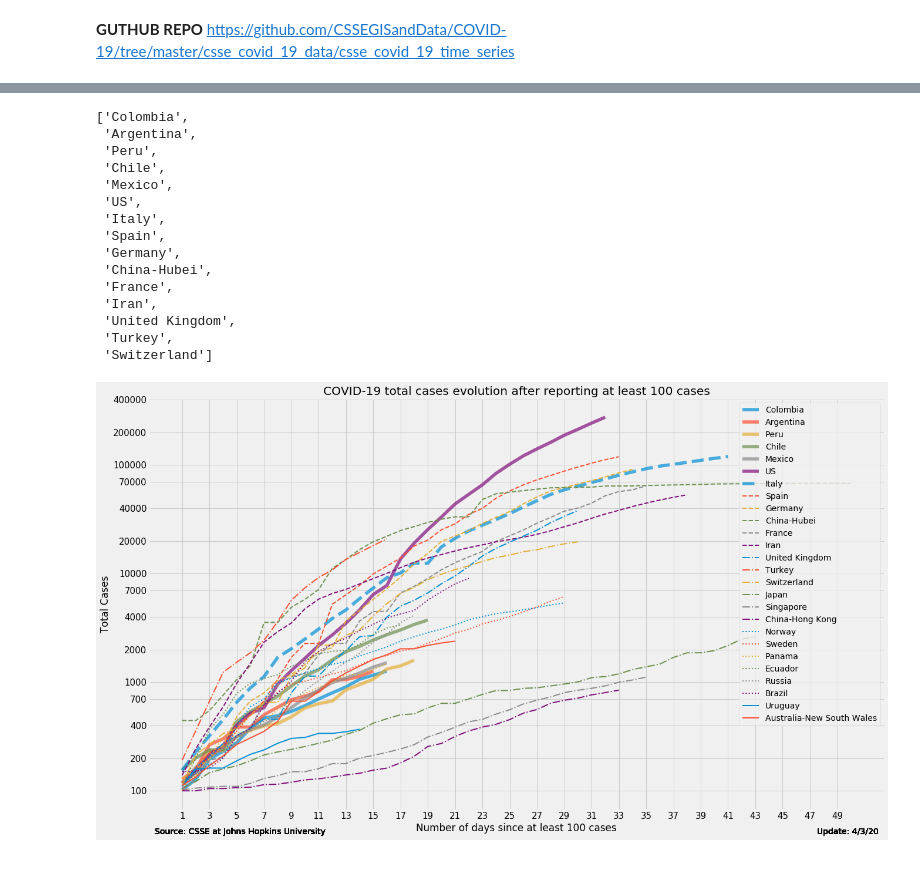
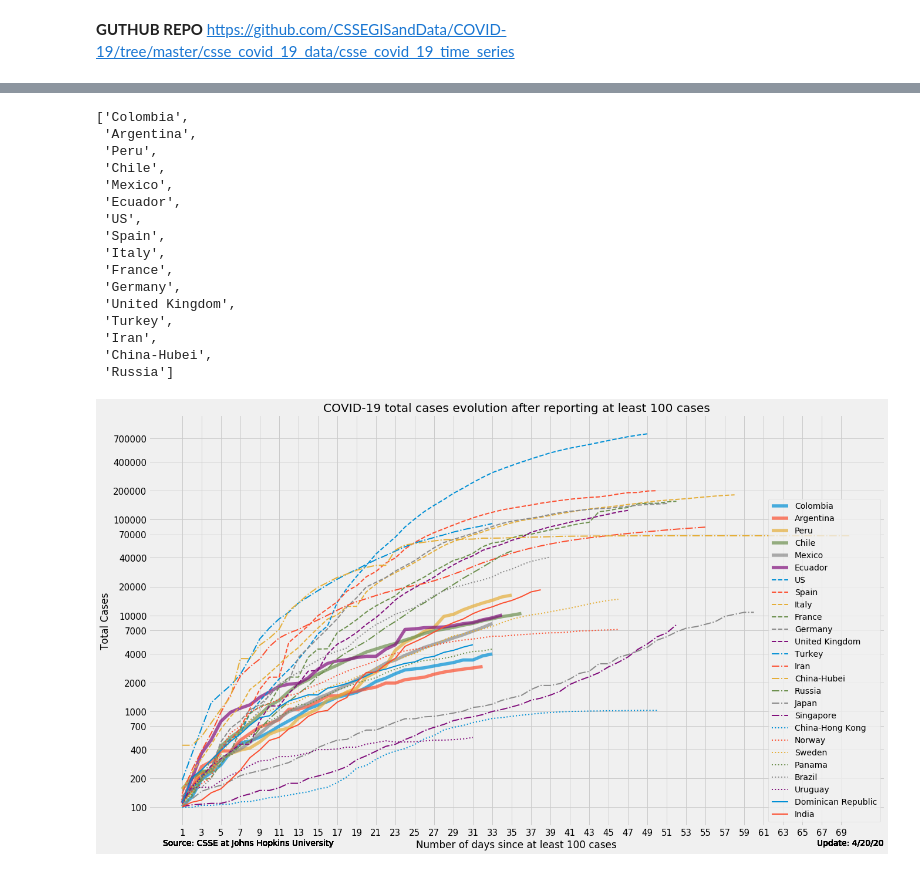
Before and after one commit to cvelas31/resources, a Jupyter notebook: covid/total_cases_plots.ipynb, the cells around one changed output, grey strips where cells are left out. Saved outputs shown, nothing was run; the diff lists cells and outputs as text; code cells hidden in the pictures.

Commit message:
Update plots

```diff
--- a/covid/total_cases_plots.ipynb
+++ b/covid/total_cases_plots.ipynb
@@ -110,7 +110,7 @@ df.index.tolist()
  'Canada-Recovered',
  'Canada-Diamond Princess']
 # %%
-names_to_plot =  ['Colombia', 'Argentina', 'Peru', 'Chile', 'Mexico', 'US', 'Italy']
+names_to_plot =  ['Colombia', 'Argentina', 'Peru', 'Chile', 'Mexico', 'Ecuador']
 # %%
 for per_name in df.index.tolist()[:10]:
     if per_name not in names_to_plot:
@@ -123,20 +123,21 @@ names_to_plot
  'Peru',
  'Chile',
  'Mexico',
+ 'Ecuador',
  'US',
+ 'Spain',
  'Italy',
- 'Spain',
+ 'France',
  'Germany',
- 'China-Hubei',
- 'France',
- 'Iran',
  'United Kingdom',
  'Turkey',
- 'Switzerland']
+ 'Iran',
+ 'China-Hubei',
+ 'Russia']
 # %%
 personal_names = ['Japan', 'Singapore', 'China-Hong Kong', 'US', 'Norway', 'Sweden',
                    'Panama', 'Colombia', 'Peru', 'Chile', 'Argentina', 'Ecuador',  'Russia',
-                  'Mexico', 'Brazil', 'Uruguay', 'Australia-New South Wales', 'Russia']
+                  'Mexico', 'Brazil', 'Uruguay', 'Dominican Republic', 'Turkey', 'Russia', 'India']
 # %%
 for per_name in personal_names:
     if per_name not in names_to_plot:
@@ -147,8 +148,8 @@ LINE_STYLES = ['solid', 'dashed', 'dashdot', 'dotted', 'solid',]
 colors = [f'C{i}' for i in range(6)]
 
 low_cases = 100
-high_cases = 400000
-max_periods = 50
+high_cases = 1000000
+max_periods = 70
 ls = 0
 count = 0
 for name in names_to_plot:
@@ -158,34 +159,34 @@ for name in names_to_plot:
             c_i = colors[count]
             ls_i = LINE_STYLES[ls]
             current_data = row[(row>=low_cases) & (row<=high_cases)]
             if len(current_data)>0:
                 values_to_plot = current_data.values[:max_periods]
-                if name in ['Colombia', 'Argentina', 'Peru', 'Chile', 'Mexico', 'US', 'Italy']:
+                if name in ['Colombia', 'Argentina', 'Peru', 'Chile', 'Mexico', 'Ecuador']:
                     ax.plot(np.arange(1,len(values_to_plot)+1), values_to_plot, label=name, lw=5.5,
                             linestyle=ls_i, color=c_i, alpha=0.7)
                 else:
                     ax.plot(np.arange(1,len(values_to_plot)+1), values_to_plot, label=name, lw=2.,
                             linestyle=ls_i, color=c_i)
             # Changing colors
             if count>4:
                 count=0
                 ls+=1
             else:
                 count+=1
         else:
             pass
-    ax.legend(fontsize=14)
+    ax.legend(fontsize=14, loc=4)
     ax.set_yscale('log')
     ax.get_yaxis().set_major_formatter(matplotlib.ticker.ScalarFormatter())
-    ax.set_yticks([10**i*j*low_cases for j in [1,2, 4, 7] for i in np.arange(0, 4.0, 1.0) if 10**i*j*low_cases<500000])
+    ax.set_yticks([10**i*j*low_cases for j in [1,2, 4, 7] for i in np.arange(0, 4.0, 1.0) if 10**i*j*low_cases<1000000])
     ax.set_xticks(range(1, max_periods,2))
     ax.set_xlabel(f'Number of days since at least {low_cases} cases')
     ax.set_ylabel("Total Cases")
     ax.text(max_periods*0.95, low_cases*0.4, f'Update: {df.columns[-1]}')
     ax.text(-1, low_cases*0.4, 'Source: CSSE at Johns Hopkins University')
     ax.set_title(f"COVID-19 total cases evolution after reporting at least {low_cases} cases")
     ax.tick_params(axis='both', which='major', labelsize=15)
     ax.tick_params(axis='both', which='minor', labelsize=15)
 plt.show()
 # %% [output]
-[figure, old version]
+[figure, new version]
```
Also changed, not shown: parts of 2 cells of this notebook, 2 other files.
